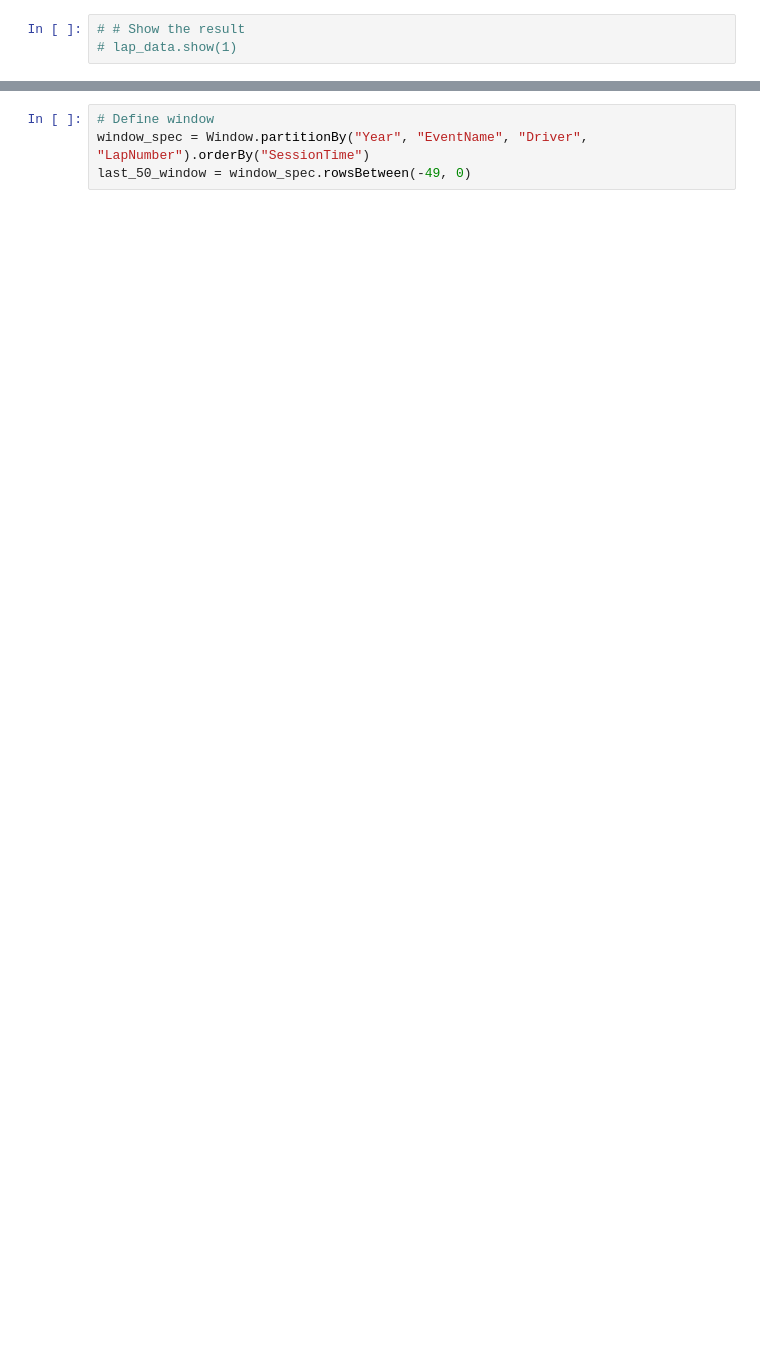
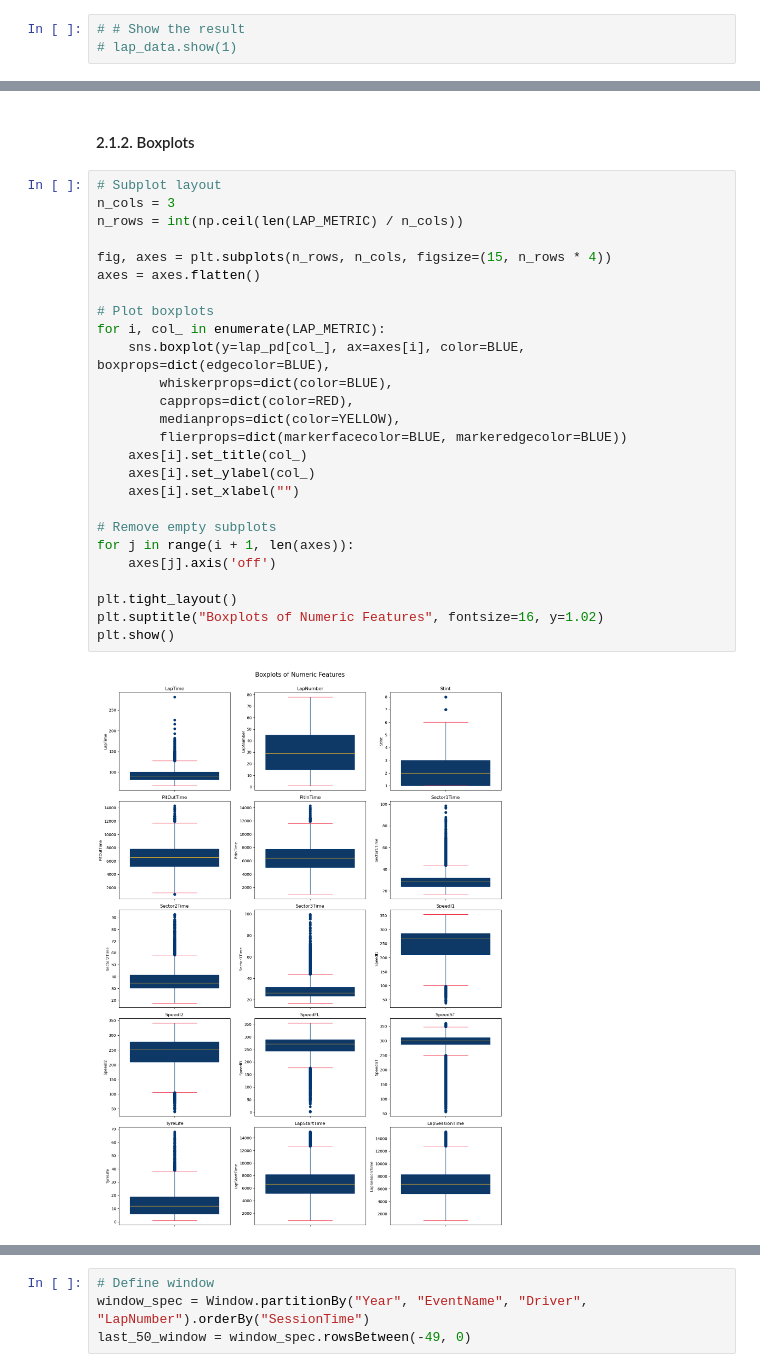
Before and after one commit to M4rtinsFons3caConsulting/BigDataAnalytics, a Jupyter notebook: notebooks/pit_stop_prediction.ipynb, the cells around one changed output, grey strips where cells are left out. Saved outputs shown, nothing was run; the diff lists cells and outputs as text; blank space fills up the shorter version.

```diff
--- a/notebooks/pit_stop_prediction.ipynb
+++ b/notebooks/pit_stop_prediction.ipynb
@@ -259,0 +435,30 @@ telemetry_data = telemetry_data.drop(col("Time"))
+# %% [markdown]
+#### 2.1.2. Boxplots
+# %%
+# Subplot layout
+n_cols = 3
+n_rows = int(np.ceil(len(LAP_METRIC) / n_cols))
+
+fig, axes = plt.subplots(n_rows, n_cols, figsize=(15, n_rows * 4))
+axes = axes.flatten()
+
+# Plot boxplots
+for i, col_ in enumerate(LAP_METRIC):
+    sns.boxplot(y=lap_pd[col_], ax=axes[i], color=BLUE, boxprops=dict(edgecolor=BLUE),
+        whiskerprops=dict(color=BLUE),
+        capprops=dict(color=RED),
+        medianprops=dict(color=YELLOW),
+        flierprops=dict(markerfacecolor=BLUE, markeredgecolor=BLUE))
+    axes[i].set_title(col_)
+    axes[i].set_ylabel(col_)
+    axes[i].set_xlabel("")
+
+# Remove empty subplots
+for j in range(i + 1, len(axes)):
+    axes[j].axis('off')
+
+plt.tight_layout()
+plt.suptitle("Boxplots of Numeric Features", fontsize=16, y=1.02)
+plt.show()
+# %% [output]
+[figure, added]
```
Also changed, not shown: parts of 140 cells of this notebook, 1 other file.
